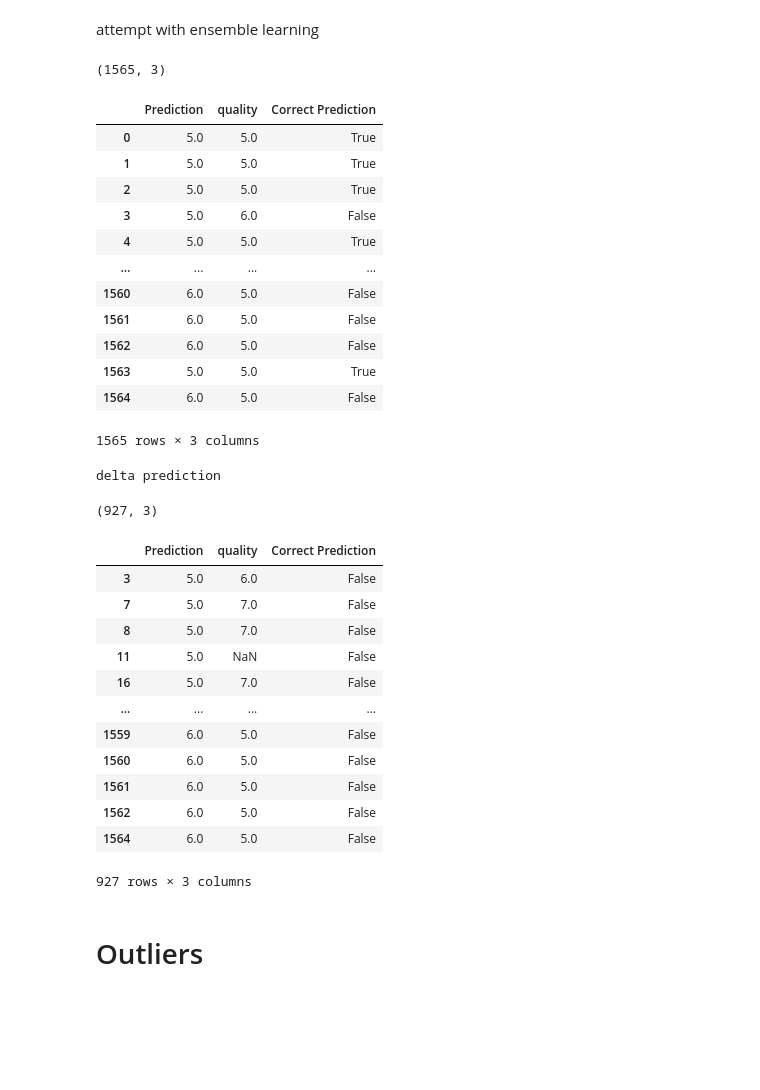
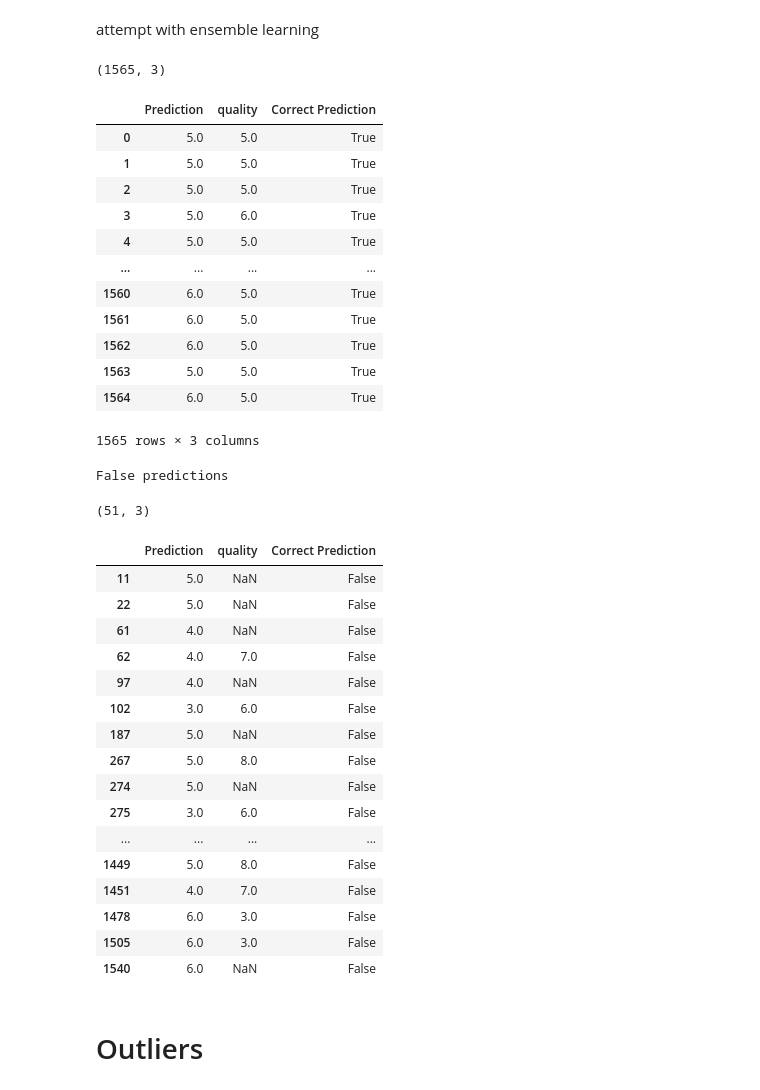
Before and after one commit to proohit/trends-in-ds-team1, a Jupyter notebook: data quality issues/red_wine_data_quality_issues.ipynb, the cells around one changed output. Drawn from its saved outputs; the diff is of its cells as text; code cells hidden in the pictures; blank space fills up the shorter version.

Commit message:
data quality issues scaling + noise

```diff
--- a/data quality issues/red_wine_data_quality_issues.ipynb
+++ b/data quality issues/red_wine_data_quality_issues.ipynb
@@ -177,54 +273,59 @@ x = wine_red.dropna().drop('ID', axis=1).drop('quality', axis=1)
 y = wine_red.dropna()['quality']
 
 # merge 3 classifiers into one voting classifier
 eclf1 = VotingClassifier(estimators=[('lr', clf1), ('rf', clf2), ('gnb', clf3)], voting='hard')
 
 # train voting classifier with k-fold method
 y_pred = cross_val_predict(eclf1, x, y, cv=3)
 
 # save predictions, original quality and correct prediction boolean in data frame
 result = pd.DataFrame(y_pred, columns=['Prediction'])
 result['quality'] = y
-result['Correct Prediction']= result['Prediction'] == result['quality']
+delta_treshold = 2.5
+result['Correct Prediction']= abs(result['Prediction'] - result['quality']) < delta_treshold
 
 display(result.shape)
 display(result)
 
 # select all incorrect predicted data
-print('delta prediction')
+print('False predictions')
 delta_result = result[result['Correct Prediction'] == False]
 display(delta_result.shape)
 display(delta_result)
 # %% [output]
 (1565, 3)
 |  | Prediction | quality | Correct Prediction |
 | 0 | 5.0 | 5.0 | True |
 | 1 | 5.0 | 5.0 | True |
 | 2 | 5.0 | 5.0 | True |
-| 3 | 5.0 | 6.0 | False |
+| 3 | 5.0 | 6.0 | True |
 | 4 | 5.0 | 5.0 | True |
 | ... | ... | ... | ... |
-| 1560 | 6.0 | 5.0 | False |
-| 1561 | 6.0 | 5.0 | False |
-| 1562 | 6.0 | 5.0 | False |
+| 1560 | 6.0 | 5.0 | True |
+| 1561 | 6.0 | 5.0 | True |
+| 1562 | 6.0 | 5.0 | True |
 | 1563 | 5.0 | 5.0 | True |
-| 1564 | 6.0 | 5.0 | False |
+| 1564 | 6.0 | 5.0 | True |
 1565 rows × 3 columns
-delta prediction
+False predictions
-(927, 3)
+(51, 3)
 |  | Prediction | quality | Correct Prediction |
-| 3 | 5.0 | 6.0 | False |
-| 7 | 5.0 | 7.0 | False |
-| 8 | 5.0 | 7.0 | False |
 | 11 | 5.0 | NaN | False |
-| 16 | 5.0 | 7.0 | False |
+| 22 | 5.0 | NaN | False |
+| 61 | 4.0 | NaN | False |
+| 62 | 4.0 | 7.0 | False |
+| 97 | 4.0 | NaN | False |
+| 102 | 3.0 | 6.0 | False |
+| 187 | 5.0 | NaN | False |
+| 267 | 5.0 | 8.0 | False |
+| 274 | 5.0 | NaN | False |
+| 275 | 3.0 | 6.0 | False |
 | ... | ... | ... | ... |
-| 1559 | 6.0 | 5.0 | False |
-| 1560 | 6.0 | 5.0 | False |
-| 1561 | 6.0 | 5.0 | False |
-| 1562 | 6.0 | 5.0 | False |
-| 1564 | 6.0 | 5.0 | False |
+| 1449 | 5.0 | 8.0 | False |
+| 1451 | 4.0 | 7.0 | False |
+| 1478 | 6.0 | 3.0 | False |
+| 1505 | 6.0 | 3.0 | False |
+| 1540 | 6.0 | NaN | False |
-927 rows × 3 columns
 # %% [markdown]
 # Outliers
 # %%
```
Also changed, not shown: parts of 8 cells of this notebook, 1 other file.
